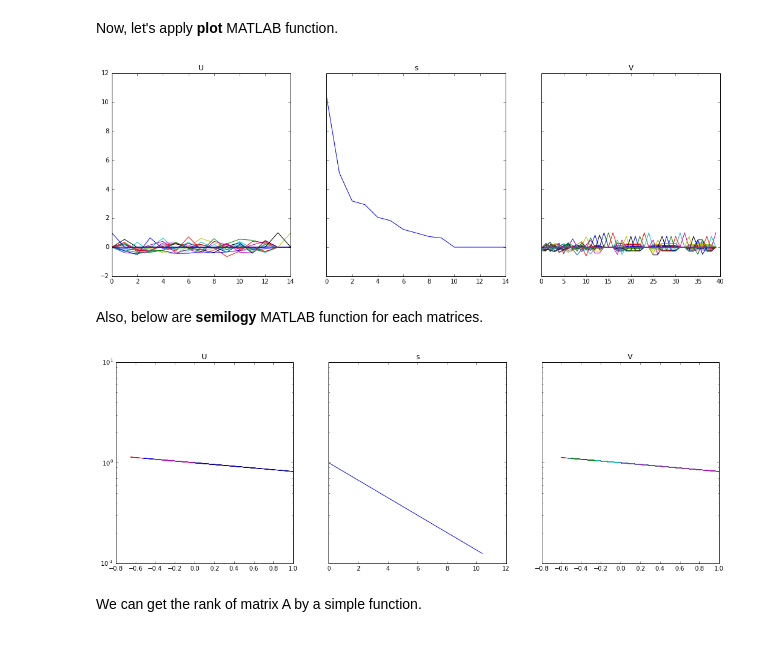
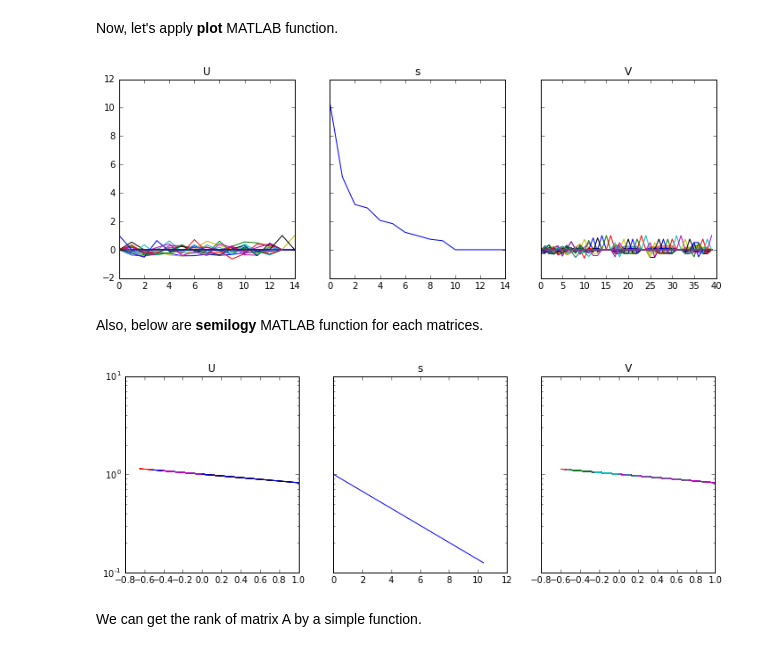
Before and after one commit to Bogazici-CMPE482-Spring2016/Assignment-4, a Jupyter notebook: Assignment.ipynb, the cells around one changed output. Cells and saved outputs as stored; diff of their text form; code cells hidden in the pictures.

```diff
--- a/Assignment.ipynb
+++ b/Assignment.ipynb
@@ -41,21 +41,21 @@ U, s, V = np.linalg.svd(A)
 Now, let's apply **plot** MATLAB function.
 # %%
 f, (ax1, ax2, ax3) = plt.subplots(1, 3, sharey=True)
-f.set_size_inches(18, 6, forward=True)
+f.set_size_inches(12, 4, forward=True)
 ax1.plot(U)
 ax1.set_title('U')
 ax2.plot(s)
 ax2.set_title('s')
 ax3.plot(V)
 ax3.set_title('V')
 plt.show()
 # %% [output]
-[figure, old version]
+[figure, new version]
 # %% [markdown]
 Also, below are **semilogy** MATLAB function for each matrices.
 # %%
 f, (ax1, ax2, ax3) = plt.subplots(1, 3, sharey=True)
-f.set_size_inches(18, 6, forward=True)
+f.set_size_inches(12, 4, forward=True)
 ax1.semilogy(U, np.exp(-U/5.0))
 ax1.set_title('U')
 ax2.semilogy(s, np.exp(-s/5.0))
@@ -64,7 +64,7 @@ ax3.semilogy(V, np.exp(-V/5.0))
 ax3.set_title('V')
 plt.show()
 # %% [output]
-[figure, old version]
+[figure, new version]
 # %% [markdown]
 We can get the rank of matrix A by a simple function.
 # %%
```
Also changed, not shown: parts of 5 cells of this notebook.
